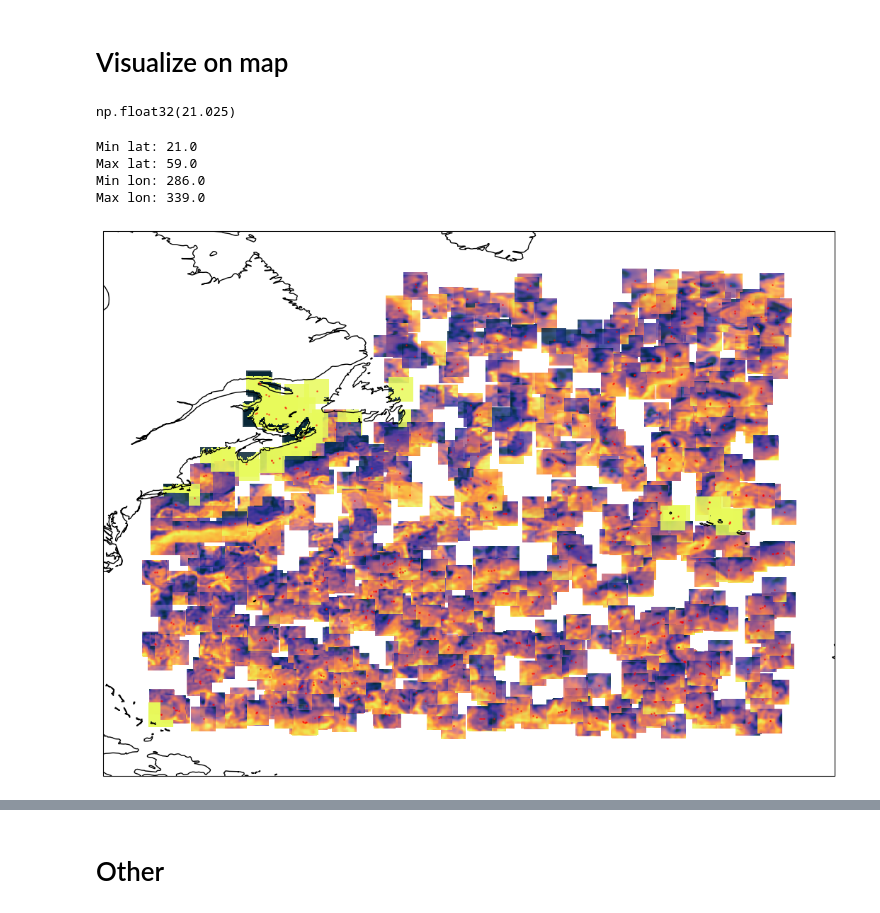
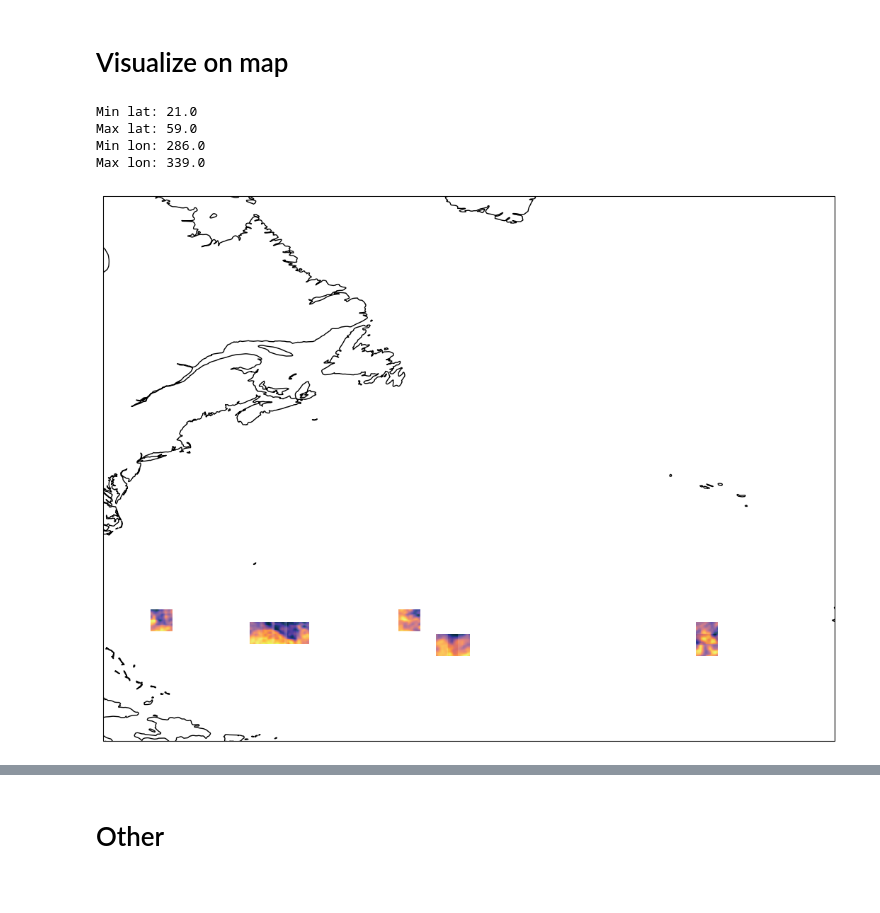
Before and after one commit to jonassterud/OCES5303_A3, a Jupyter notebook: ass3_oces5303_21335836.ipynb, the cells around one changed output, grey strips where cells are left out. Cells and saved outputs as stored; diff of their text form; code cells hidden in the pictures.

```diff
--- a/ass3_oces5303_21335836.ipynb
+++ b/ass3_oces5303_21335836.ipynb
@@ -166,7 +166,7 @@ df_chla_longitude_train = pd.DataFrame(map(lambda v0: (v0[0], list(map(lambda v1
 df_sla_latitude_train = pd.DataFrame(map(lambda v0: (v0[0], list(map(lambda v1: v1[0], v0[1]))), train_pkl_mapping["lat_sealevel"].items())).set_index(0).rename(columns={ 1 : "SLA_LATITUDE"})
 df_sla_longitude_train = pd.DataFrame(map(lambda v0: (v0[0], list(map(lambda v1: v1[0], v0[1]))), train_pkl_mapping["lon_sealevel"].items())).set_index(0).rename(columns={ 1 : "SLA_LONGITUDE"})
 
-df_labels_train = pd.DataFrame(map(lambda kv: (kv[0], kv[1].values.flatten()), train_labels_mapping.items())).set_index(0).rename(columns={ 1: "LABELS"})
+df_labels_train = pd.DataFrame(map(lambda kv: (kv[0], kv[1].values.flatten()), train_labels_mapping.items())).set_index(0).rename(columns={ 1: "LABEL"})
 
 # Format test PKLs
 
@@ -185,7 +185,7 @@ df_chla_longitude_test = pd.DataFrame(map(lambda v0: (v0[0], list(map(lambda v1:
 df_sla_latitude_test = pd.DataFrame(map(lambda v0: (v0[0], list(map(lambda v1: v1[0], v0[1]))), test_pkl_mapping["lat_sealevel"].items())).set_index(0).rename(columns={ 1 : "SLA_LATITUDE"})
 df_sla_longitude_test = pd.DataFrame(map(lambda v0: (v0[0], list(map(lambda v1: v1[0], v0[1]))), test_pkl_mapping["lon_sealevel"].items())).set_index(0).rename(columns={ 1 : "SLA_LONGITUDE"})
 
-df_labels_test = pd.DataFrame(map(lambda kv: (kv[0], kv[1]), test_pkl_mapping["eddy_labels"].items())).set_index(0).rename(columns={ 1: "LABELS"})
+df_labels_test = pd.DataFrame(map(lambda kv: (kv[0], kv[1]), test_pkl_mapping["eddy_labels"].items())).set_index(0).rename(columns={ 1: "LABEL"})
 
 # Combine
 frames_train = [df_png_train, df_eddy_centre_train, df_eddy_latitude_train, df_eddy_longitude_train, df_sst_latitude_train, df_sst_longitude_train, df_chla_latitude_train, df_chla_longitude_train, df_sla_latitude_train, df_sla_longitude_train, df_labels_train]
@@ -195,3 +195,6 @@ df_train = pd.concat(frames_train, axis=1, sort=False)
 df_test = pd.concat(frames_test, axis=1, sort=False)
 # %% [output]
 unpickling stack underflow
+# %%
+df_train = df_train.explode(list(df_train.columns)).reset_index(names=["DATE"])
+df_test = df_test.explode(list(df_test.columns)).reset_index(names=["DATE"])
@@ -269,10 +277,12 @@ CHLA set: {180}
 # %%
-for i, procentage in enumerate((map(lambda v: v / sum(np.bincount(np.concatenate([arr for arr in df_train["LABELS"].values]))), np.bincount(np.concatenate([arr for arr in df_train["LABELS"].values]))))):
+
+
+for i, procentage in enumerate(df_train.value_counts("LABEL") / len(df_train)):
     print(f"(Train) Class {i}: {procentage * 100:.2f} %")
 
 print("\n")
 
-for i, procentage in enumerate((map(lambda v: v / sum(np.bincount(np.concatenate([arr for arr in df_test["LABELS"].values]))), np.bincount(np.concatenate([arr for arr in df_test["LABELS"].values]))))):
+for i, procentage in enumerate(df_test.value_counts("LABEL") / len(df_train)):
     print(f"(Test) Class {i}: {procentage * 100:.2f} %")
 # %% [output]
 (Train) Class 0: 38.15 %
@@ -332,9 +354,5 @@ visualize_images_with(2, save_as="images_with_anticyclone.png") # Reverse eddy
 [figure]
 # %% [markdown]
 # Visualize on map
-# %%
-min(map(lambda v: min(np.concatenate(v)), df_train["SST_LATITUDE"].values.flatten()))
-# %% [output]
-np.float32(21.025)
 # %%
 # Print min/max lat/lon, used to center image
@@ -407,6 +416,6 @@ def images_on_map(data, categories: list[str], cm="viridis", alpha: list[float]=
         plt.savefig(f"./figures/{save_as}", dpi=200, transparent=True, bbox_inches="tight", pad_inches=0)
     plt.show()
 # %%
-images_on_map(df_train, ["SST"], cm=cmocean.cm.thermal, alpha=[0.85], mark_eddy_centre=True, mark_eddy_contour=False, amount_of_days=10, save_as="sst_map_train.png")
+images_on_map(df_train, ["SST"], cm=cmocean.cm.thermal, alpha=[0.85], mark_eddy_centre=True, mark_eddy_contour=False, limit=10, save_as="sst_map_train.png")
 # %% [output]
-[figure, old version]
+[figure, new version]
```
Also changed, not shown: parts of 35 cells of this notebook, 3 other files.
